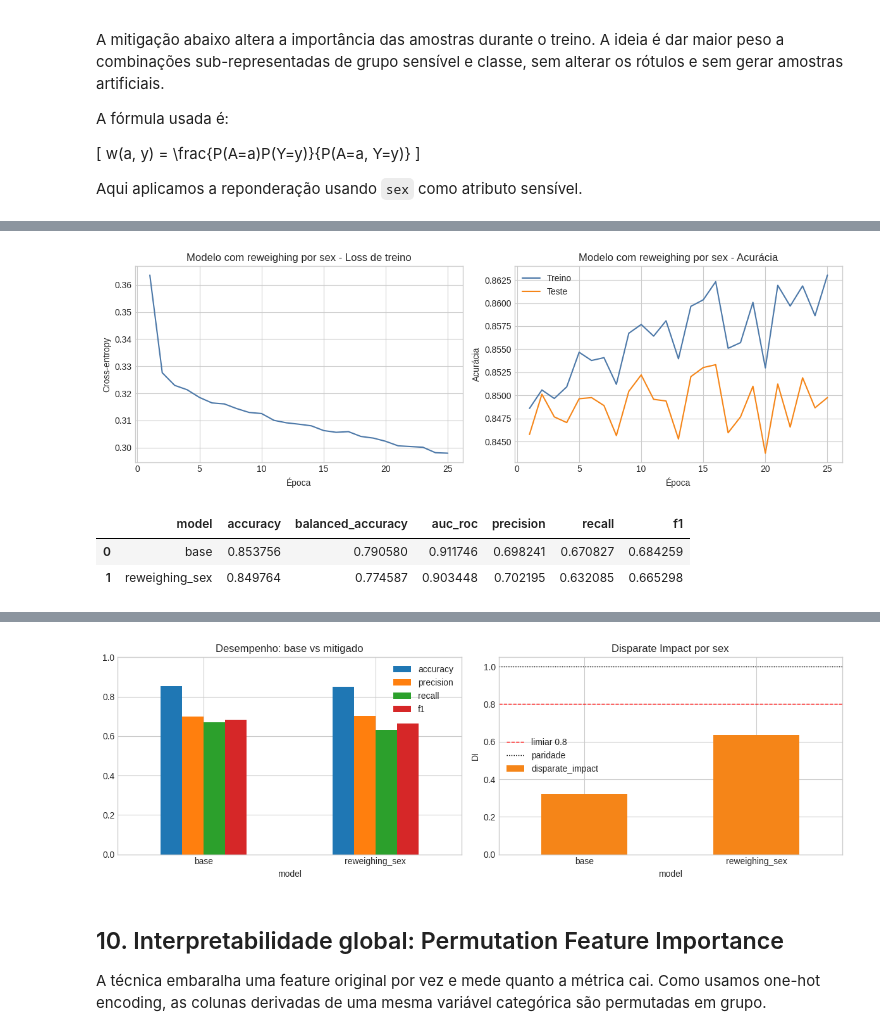
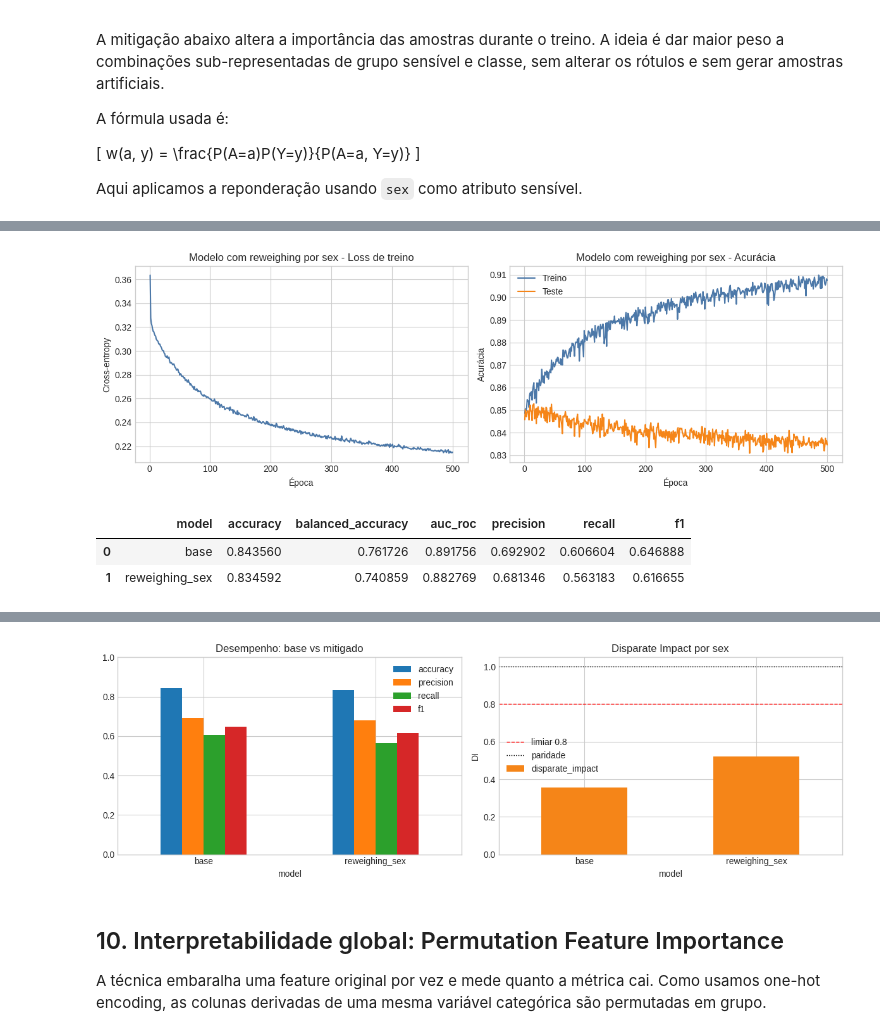
Before and after one commit to Project-MC906/Deep-Learning-Adult-Income, a Jupyter notebook: notebooks/adult_income_mlp.ipynb, the cells around one changed output, grey strips where cells are left out. Cells and saved outputs as stored; diff of their text form; code cells hidden in the pictures.

```diff
--- a/notebooks/adult_income_mlp.ipynb
+++ b/notebooks/adult_income_mlp.ipynb
@@ -32,7 +32,7 @@ rng = np.random.default_rng(SEED)
 
 # Mantenha False para máxima compatibilidade na entrega. Se tiver CuPy instalado e CUDA,
 # altere para True para treinar na GPU sem mudar a implementação da rede.
-USE_CUPY = False
+USE_CUPY = True
 
 if USE_CUPY:
     try:
@@ -881,7 +881,7 @@ weighted_history = train_model(
     y_train,
     X_test,
     y_test,
-    epochs=25,
+    epochs=500,
     batch_size=256,
     lr=0.05,
     lr_decay=0.02,
@@ -925,5 +925,5 @@ epoch 025/25 | loss=0.2979 | acc_train=0.8630 | acc_test=0.8498 | f1_test=0.6653
-[figure, old version]
+[figure, new version]
 |  | model | accuracy | balanced_accuracy | auc_roc | precision | recall | f1 |
-| 0 | base | 0.853756 | 0.790580 | 0.911746 | 0.698241 | 0.670827 | 0.684259 |
-| 1 | reweighing_sex | 0.849764 | 0.774587 | 0.903448 | 0.702195 | 0.632085 | 0.665298 |
+| 0 | base | 0.843560 | 0.761726 | 0.891756 | 0.692902 | 0.606604 | 0.646888 |
+| 1 | reweighing_sex | 0.834592 | 0.740859 | 0.882769 | 0.681346 | 0.563183 | 0.616655 |
 |  | attribute | unprivileged | privileged | selection_rate_unprivileged | selection_rate_privileged | statistical_parity_difference | ... |
@@ -949,7 +949,7 @@ axes[1].legend()
 plt.tight_layout()
 plt.show()
 # %% [output]
-[figure, old version]
+[figure, new version]
 # %% [markdown]
 ## 10. Interpretabilidade global: Permutation Feature Importance
 
```
Also changed, not shown: parts of 17 cells of this notebook, 2 other files.
